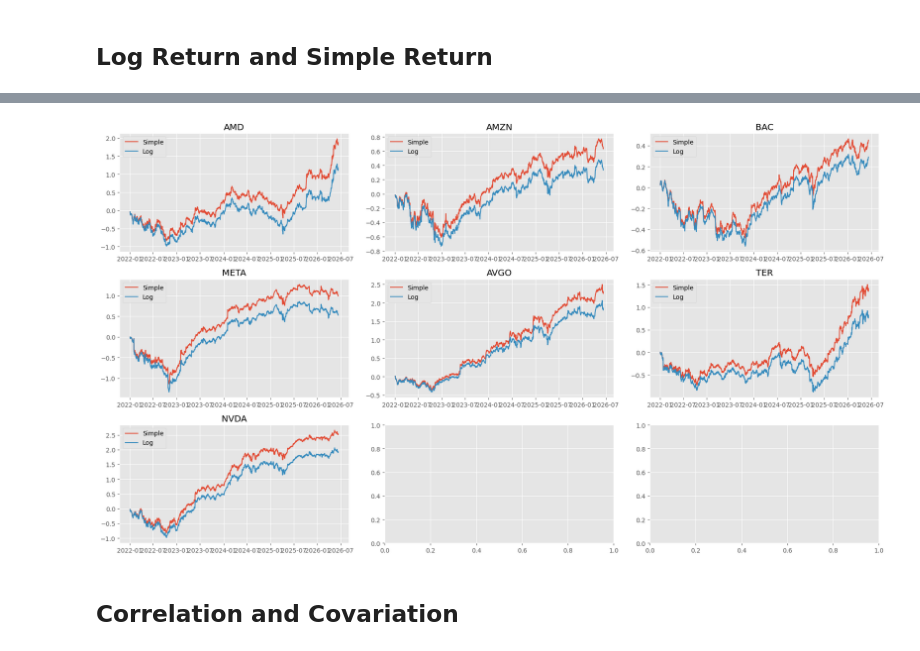
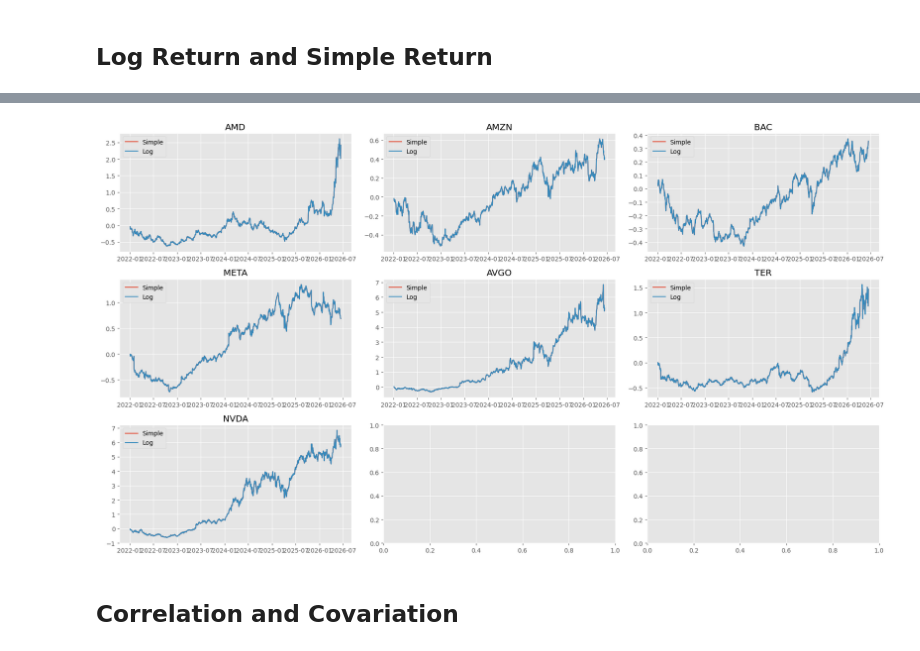
Before and after one commit to fadeeva/portfoli_o_o_ptimisation, a Jupyter notebook: Step_01__Basics_Return_Risk_Correlation.ipynb, the cells around one changed output, grey strips where cells are left out. Saved outputs shown, nothing was run; the diff lists cells and outputs as text; code cells hidden in the pictures.

```diff
--- a/Step_01__Basics_Return_Risk_Correlation.ipynb
+++ b/Step_01__Basics_Return_Risk_Correlation.ipynb
@@ -58,16 +64,16 @@ df_res.head()
 # %%
 fig, axs = plt.subplots(3, 3, figsize=(18, 10))
 axs = axs.flatten()
 
 for i, ticker in enumerate(tickers):
-    axs[i].plot(df_res[f'{ticker}_simp_ret'].cumsum(), label='Simple')
-    axs[i].plot(df_res[f'{ticker}_log_ret'].cumsum(), label='Log')
+    axs[i].plot((1 + df_res[f'{ticker}_simp_ret']).cumprod() - 1, label='Simple')
+    axs[i].plot(np.exp(df_res[f'{ticker}_log_ret'].cumsum()) - 1, label='Log')
     axs[i].set_title(f'{ticker}')
     axs[i].legend()
 
 plt.tight_layout();
 # %% [output]
-[figure, old version]
+[figure, new version]
 # %% [markdown]
 ## Correlation and Covariation
 # %% [markdown]
```
Also changed, not shown: parts of 4 cells of this notebook.
